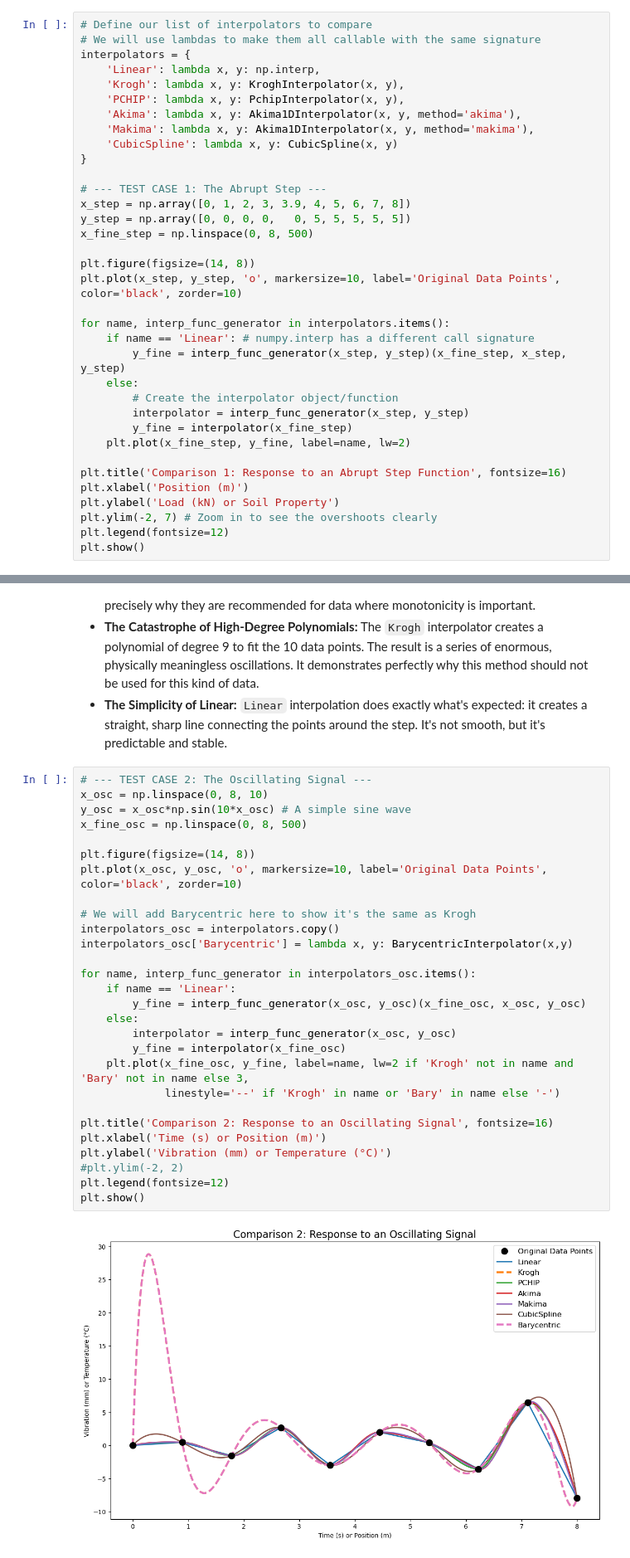
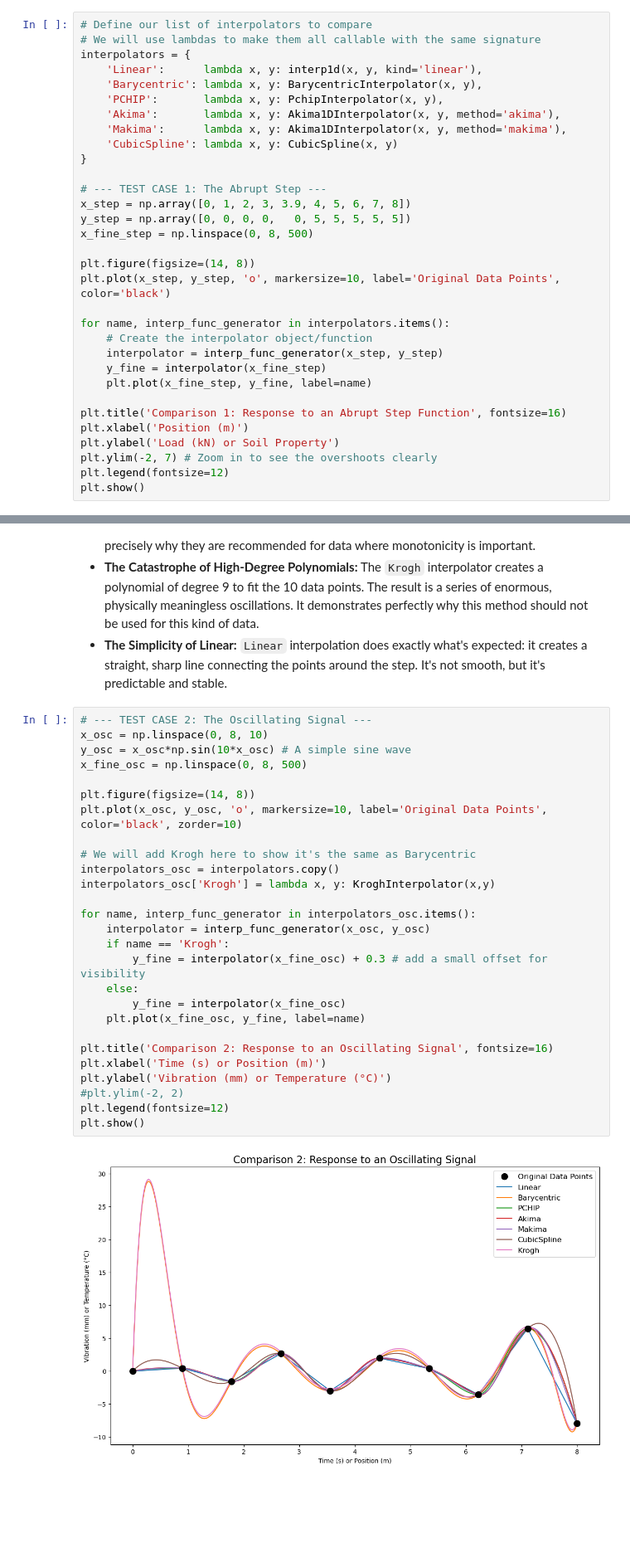
Before and after one commit to diegoandresalvarez/metodosnumericos, a Jupyter notebook: codigo/03_interpolacion/interpolation_1D.ipynb, the cells around one changed output, grey strips where cells are left out. Shown at 83% size. Drawn from its saved outputs; the diff is of its cells as text; blank space fills up the shorter version.

```diff
--- a/codigo/03_interpolacion/interpolation_1D.ipynb
+++ b/codigo/03_interpolacion/interpolation_1D.ipynb
@@ -424,11 +432,11 @@ Theory is one thing, but seeing how these algorithms perform on challenging data
 # Define our list of interpolators to compare
 # We will use lambdas to make them all callable with the same signature
 interpolators = {
-    'Linear': lambda x, y: np.interp,
-    'Krogh': lambda x, y: KroghInterpolator(x, y),
-    'PCHIP': lambda x, y: PchipInterpolator(x, y),
-    'Akima': lambda x, y: Akima1DInterpolator(x, y, method='akima'),
-    'Makima': lambda x, y: Akima1DInterpolator(x, y, method='makima'),
+    'Linear':      lambda x, y: interp1d(x, y, kind='linear'),
+    'Barycentric': lambda x, y: BarycentricInterpolator(x, y),
+    'PCHIP':       lambda x, y: PchipInterpolator(x, y),
+    'Akima':       lambda x, y: Akima1DInterpolator(x, y, method='akima'),
+    'Makima':      lambda x, y: Akima1DInterpolator(x, y, method='makima'),
     'CubicSpline': lambda x, y: CubicSpline(x, y)
 }
 
@@ -438,16 +446,13 @@ y_step = np.array([0, 0, 0, 0,   0, 5, 5, 5, 5, 5])
 x_fine_step = np.linspace(0, 8, 500)
 
 plt.figure(figsize=(14, 8))
-plt.plot(x_step, y_step, 'o', markersize=10, label='Original Data Points', color='black', zorder=10)
+plt.plot(x_step, y_step, 'o', markersize=10, label='Original Data Points', color='black')
 
 for name, interp_func_generator in interpolators.items():
-    if name == 'Linear': # numpy.interp has a different call signature
-        y_fine = interp_func_generator(x_step, y_step)(x_fine_step, x_step, y_step)
-    else:
-        # Create the interpolator object/function
-        interpolator = interp_func_generator(x_step, y_step)
-        y_fine = interpolator(x_fine_step)
-    plt.plot(x_fine_step, y_fine, label=name, lw=2)
+    # Create the interpolator object/function
+    interpolator = interp_func_generator(x_step, y_step)
+    y_fine = interpolator(x_fine_step)
+    plt.plot(x_fine_step, y_fine, label=name)
 
 plt.title('Comparison 1: Response to an Abrupt Step Function', fontsize=16)
 plt.xlabel('Position (m)')
@@ -469,33 +474,32 @@ This plot is incredibly revealing.
 # %%
 # --- TEST CASE 2: The Oscillating Signal ---
 x_osc = np.linspace(0, 8, 10)
 y_osc = x_osc*np.sin(10*x_osc) # A simple sine wave
 x_fine_osc = np.linspace(0, 8, 500)
 
 plt.figure(figsize=(14, 8))
 plt.plot(x_osc, y_osc, 'o', markersize=10, label='Original Data Points', color='black', zorder=10)
 
-# We will add Barycentric here to show it's the same as Krogh
+# We will add Krogh here to show it's the same as Barycentric
 interpolators_osc = interpolators.copy()
-interpolators_osc['Barycentric'] = lambda x, y: BarycentricInterpolator(x,y)
+interpolators_osc['Krogh'] = lambda x, y: KroghInterpolator(x,y)
 
 for name, interp_func_generator in interpolators_osc.items():
-    if name == 'Linear':
-        y_fine = interp_func_generator(x_osc, y_osc)(x_fine_osc, x_osc, y_osc)
+    interpolator = interp_func_generator(x_osc, y_osc)
+    if name == 'Krogh':
+        y_fine = interpolator(x_fine_osc) + 0.3 # add a small offset for visibility
     else:
-        interpolator = interp_func_generator(x_osc, y_osc)
         y_fine = interpolator(x_fine_osc)
-    plt.plot(x_fine_osc, y_fine, label=name, lw=2 if 'Krogh' not in name and 'Bary' not in name else 3,
-             linestyle='--' if 'Krogh' in name or 'Bary' in name else '-')
+    plt.plot(x_fine_osc, y_fine, label=name)
 
 plt.title('Comparison 2: Response to an Oscillating Signal', fontsize=16)
 plt.xlabel('Time (s) or Position (m)')
 plt.ylabel('Vibration (mm) or Temperature (°C)')
 #plt.ylim(-2, 2)
 plt.legend(fontsize=12)
 plt.show()
 # %% [output]
-[figure, old version]
+[figure, new version]
 # %% [markdown]
 #### Comparison 2: Response to an Oscillating Signal
 
```
Also changed, not shown: parts of 6 cells of this notebook, 1 other file.
